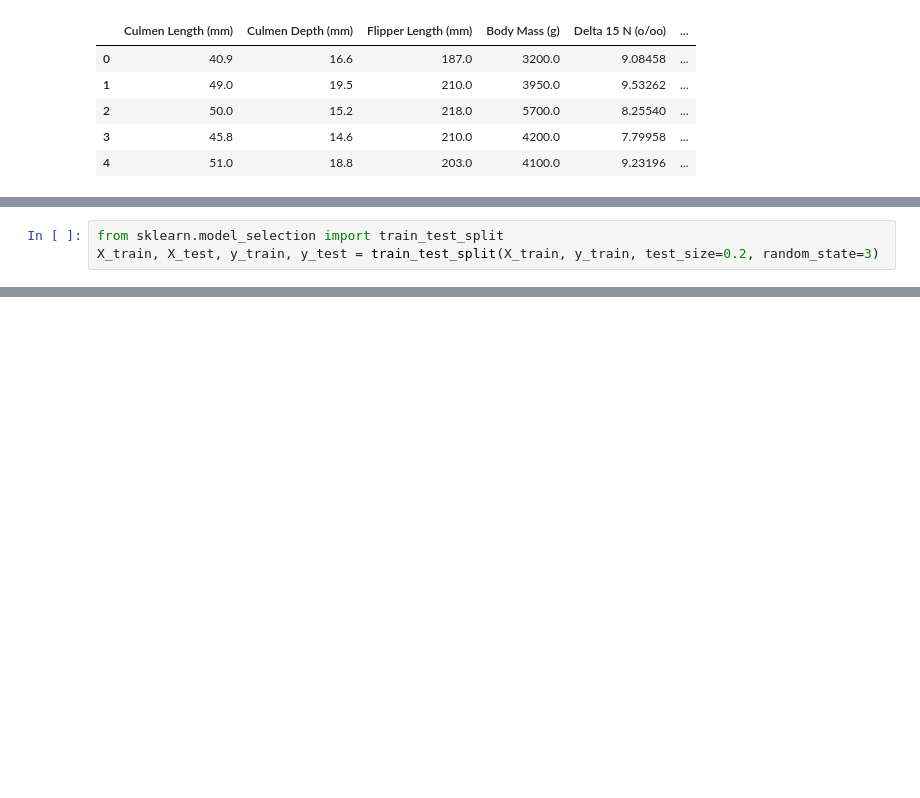
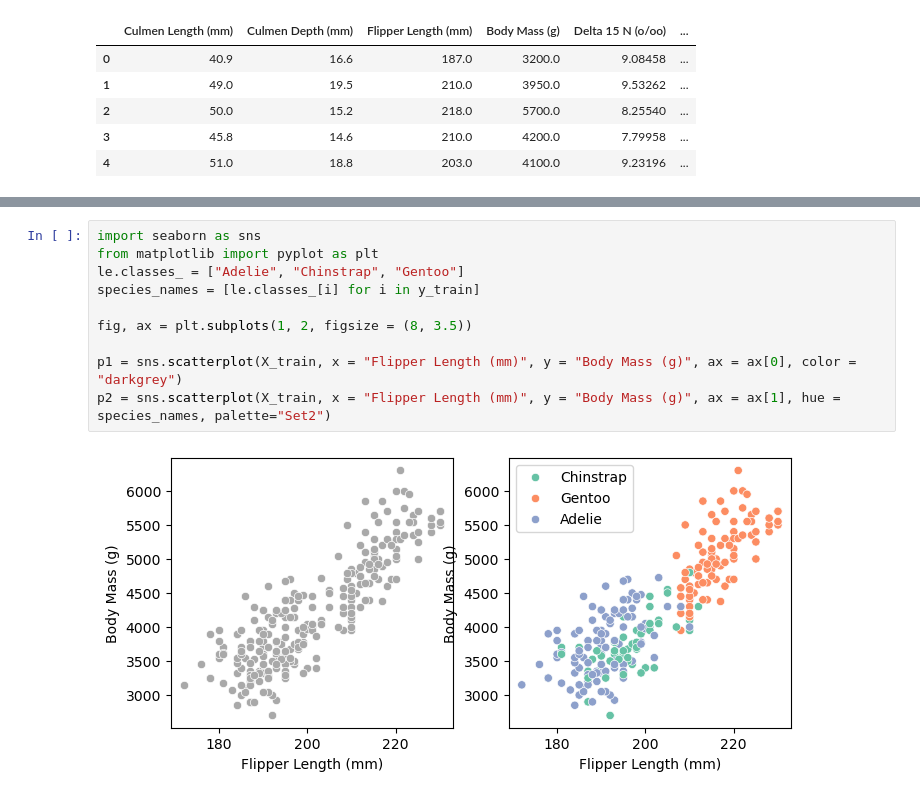
Before and after one commit to CameronHudson813/CameronHudson813.github.io, a Jupyter notebook: posts/Penguin Blog Post/index.ipynb, the cells around one changed output, grey strips where cells are left out. Cells and saved outputs as stored; diff of their text form; blank space fills up the shorter version.

```diff
--- a/posts/Penguin Blog Post/index.ipynb
+++ b/posts/Penguin Blog Post/index.ipynb
@@ -76,3 +69,0 @@ Here we use the train_test_split method to split our training and testing data.
-# %%
-from sklearn.model_selection import train_test_split
-X_train, X_test, y_train, y_test = train_test_split(X_train, y_train, test_size=0.2, random_state=3)
@@ -170,0 +73,12 @@ Behind the scenes, math is powered by the MathJax engine. For more on how to wri
+# %%
+import seaborn as sns
+from matplotlib import pyplot as plt
+le.classes_ = ["Adelie", "Chinstrap", "Gentoo"]
+species_names = [le.classes_[i] for i in y_train]
+
+fig, ax = plt.subplots(1, 2, figsize = (8, 3.5))
+
+p1 = sns.scatterplot(X_train, x = "Flipper Length (mm)", y = "Body Mass (g)", ax = ax[0], color = "darkgrey")
+p2 = sns.scatterplot(X_train, x = "Flipper Length (mm)", y = "Body Mass (g)", ax = ax[1], hue = species_names, palette="Set2")
+# %% [output]
+[figure, added]
```
Also changed, not shown: parts of 53 cells of this notebook, 14 other files.
